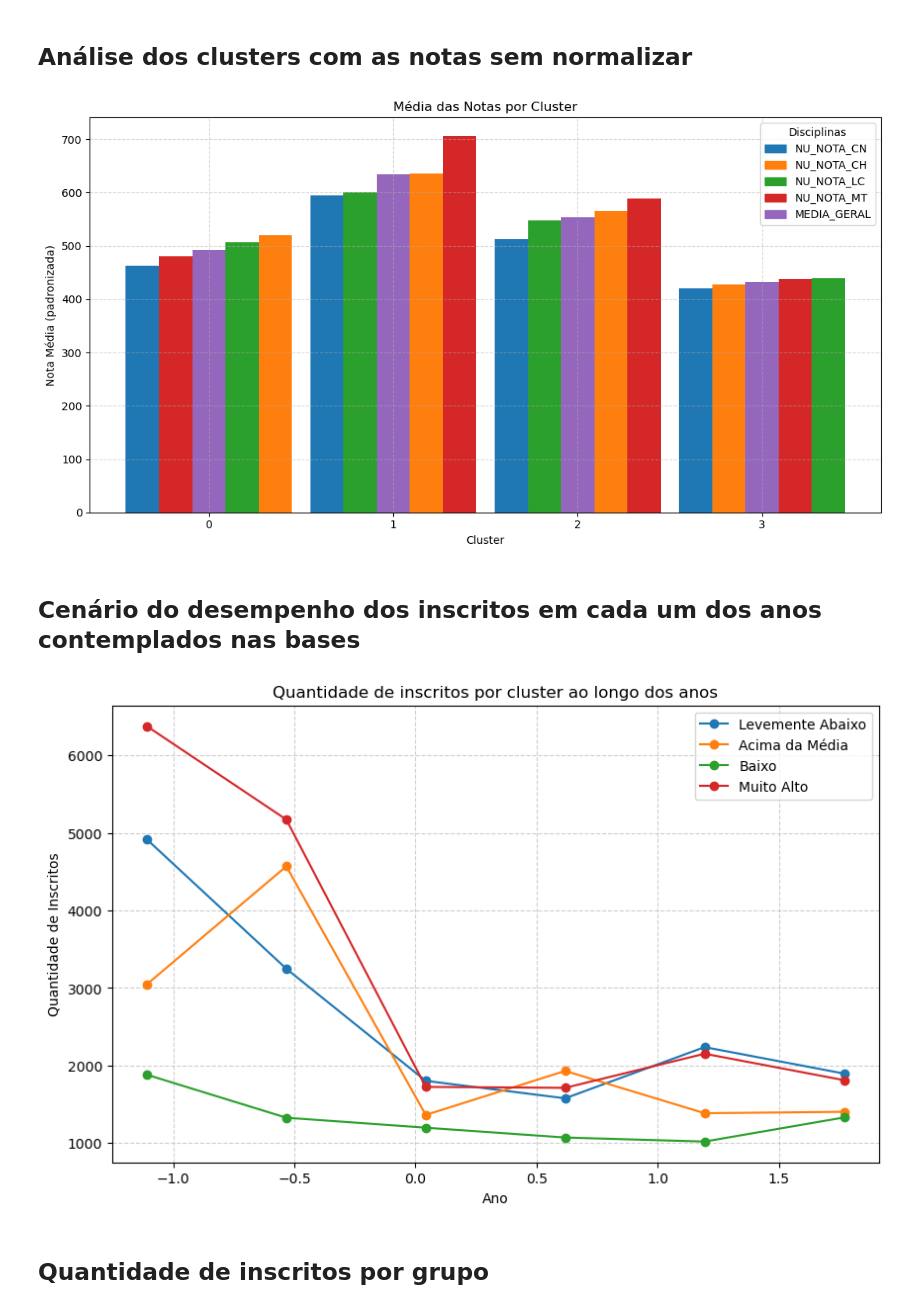
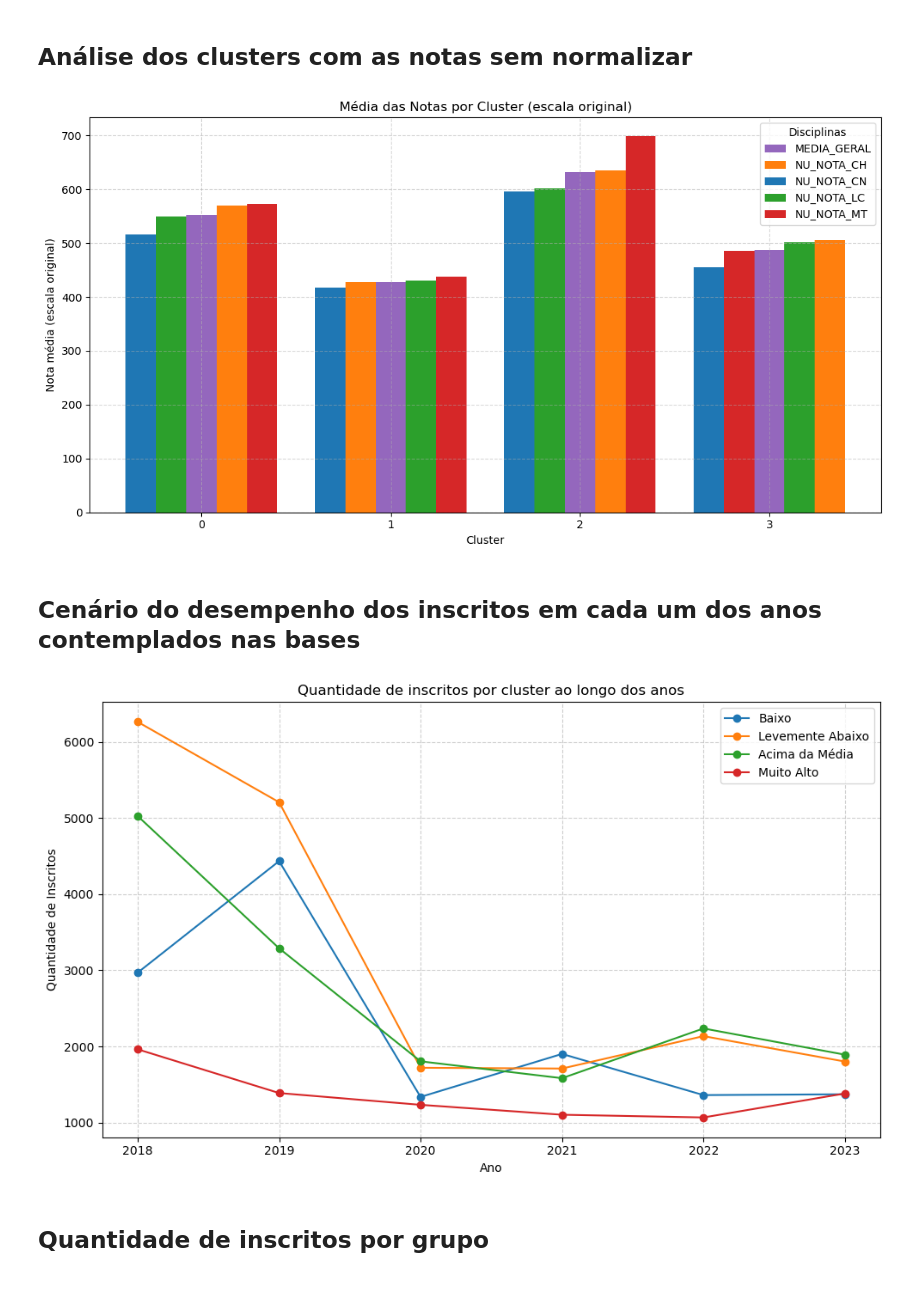
Before and after one commit to NandaLeal/TCC, a Jupyter notebook: TCC - FASE 3 .ipynb, the cells around one changed output. Saved outputs shown, nothing was run; the diff lists cells and outputs as text; code cells hidden in the pictures.

```diff
--- a/TCC - FASE 3 .ipynb
+++ b/TCC - FASE 3 .ipynb
@@ -490,7 +498,11 @@ Cluster
 # %% [markdown]
 ## **Análise dos clusters com as notas sem normalizar**
 # %%
-resumo_mean = notas.groupby("Cluster")[colunas_notas + ["MEDIA_GERAL"]].mean()
+notas_orig = notas.copy()
+notas_orig["Cluster"] = labels_final
+
+colunas_notas = ["NU_NOTA_CN", "NU_NOTA_CH", "NU_NOTA_LC", "NU_NOTA_MT"]
+resumo_mean = notas_orig.groupby("Cluster")[colunas_notas + ["MEDIA_GERAL"]].mean()
 
 long = (
     resumo_mean.reset_index()
@@ -509,70 +521,81 @@ cores = {d: palette[i % len(palette)] for i, d in enumerate(disciplinas)}
 
 clusters = sorted(long["Cluster"].unique().tolist())
 n_vars = long["Disciplina"].nunique()
-width = 0.18
+width = 0.8 / n_vars
 
 centros = {c: i for i, c in enumerate(clusters)}
+offsets = {r: (r - (n_vars + 1) / 2) * width for r in range(1, n_vars + 1)}
 
-offsets = {r: (r - (n_vars + 1) / 2) * width for r in range(1, n_vars + 1)}
-long["x"] = long.apply(lambda r: centros[r["Cluster"]] + offsets[r["Rank"]], axis=1)
-
+long["x"] = long["Cluster"].map(centros) + long["Rank"].map(offsets)
 
 fig, ax = plt.subplots(figsize=(11, 6))
-for _, row in long.iterrows():
-    ax.bar(row["x"], row["Valor"], width=width, color=cores[row["Disciplina"]])
+
+for disc, sub in long.groupby("Disciplina"):
+    ax.bar(sub["x"], sub["Valor"], width=width, label=disc, color=cores[disc])
 
 ax.set_xticks(list(centros.values()))
 ax.set_xticklabels([str(c) for c in clusters])
 
-from matplotlib.patches import Patch
-handles = [Patch(color=cores[d], label=d) for d in disciplinas]
-ax.legend(handles=handles, title="Disciplinas")
-
-ax.set_title("Média das Notas por Cluster")
+ax.legend(title="Disciplinas")
+ax.set_title("Média das Notas por Cluster (escala original)")
 ax.set_xlabel("Cluster")
-ax.set_ylabel("Nota Média (padronizada)")
+ax.set_ylabel("Nota média (escala original)")
 ax.grid(True, linestyle="--", alpha=0.5)
 plt.tight_layout()
 plt.show()
 # %% [output]
-[figure, old version]
+[figure, new version]
 # %% [markdown]
 ## **Cenário do desempenho dos inscritos em cada um dos anos contemplados nas bases**
 # %%
 colunas_notas = ["NU_ANO", "NU_NOTA_CN", "NU_NOTA_CH", "NU_NOTA_LC", "NU_NOTA_MT"]
-notas = df_ifnmg[colunas_notas].dropna()
+notas = df_ifnmg[colunas_notas].dropna().copy()
 
-notas["MEDIA_GERAL"] = notas[["NU_NOTA_CN", "NU_NOTA_CH", "NU_NOTA_LC", "NU_NOTA_MT"]].mean(axis=1)
+notas["MEDIA_GERAL"] = notas[["NU_NOTA_CN","NU_NOTA_CH","NU_NOTA_LC","NU_NOTA_MT"]].mean(axis=1)
+
+X = notas[["NU_NOTA_CN","NU_NOTA_CH","NU_NOTA_LC","NU_NOTA_MT"]].values
+
+scaler = StandardScaler()
+Xz = scaler.fit_transform(X)
 
 kmeans_final = KMeans(n_clusters=4, random_state=42, n_init=10)
-notas["Cluster"] = kmeans_final.fit_predict(
-    notas[["NU_NOTA_CN", "NU_NOTA_CH", "NU_NOTA_LC", "NU_NOTA_MT"]]
-)
+labels = kmeans_final.fit_predict(Xz)
 
-contagem = notas.groupby(["NU_ANO", "Cluster"]).size().reset_index(name="Quantidade")
+centers = kmeans_final.cluster_centers_          # centróides no espaço padronizado
+centers_mean = centers.mean(axis=1)              # média de cada centróide
+order = np.argsort(centers_mean)                 # do "pior" ao "melhor"
 
-# Mapeia os nomes dos clusters
-cluster_nomes = {
-    0: "Levemente Abaixo",
-    1: "Acima da Média",
-    2: "Baixo",
+old_to_rank = {old_label: rank for rank, old_label in enumerate(order)}
+
+rank_to_name = {
+    0: "Baixo",
+    1: "Levemente Abaixo",
+    2: "Acima da Média",
     3: "Muito Alto"
 }
-contagem["Cluster"] = contagem["Cluster"].map(cluster_nomes)
 
+notas["Cluster"] = [rank_to_name[old_to_rank[l]] for l in labels]
+
+contagem = (notas.groupby(["NU_ANO", "Cluster"])
+                 .size()
+                 .reset_index(name="Quantidade"))
+
+# (opcional) gráfico de linhas
 plt.figure(figsize=(10,6))
-for nome in contagem["Cluster"].unique():
+for nome in ["Baixo","Levemente Abaixo","Acima da Média","Muito Alto"]:
     df_plot = contagem[contagem["Cluster"] == nome]
-    plt.plot(df_plot["NU_ANO"], df_plot["Quantidade"], marker="o", label=nome)
+    if not df_plot.empty:
+        plt.plot(df_plot["NU_ANO"], df_plot["Quantidade"], marker="o", label=nome)
 
 plt.title("Quantidade de inscritos por cluster ao longo dos anos")
 plt.xlabel("Ano")
 plt.ylabel("Quantidade de Inscritos")
 plt.legend()
 plt.grid(True, linestyle="--", alpha=0.6)
+plt.tight_layout()
 plt.show()
 # %% [output]
-[figure, old version]
+[figure, new version]
 # %% [markdown]
 ## **Quantidade de inscritos por grupo**
 # %%
```
Also changed, not shown: parts of 20 cells of this notebook.
